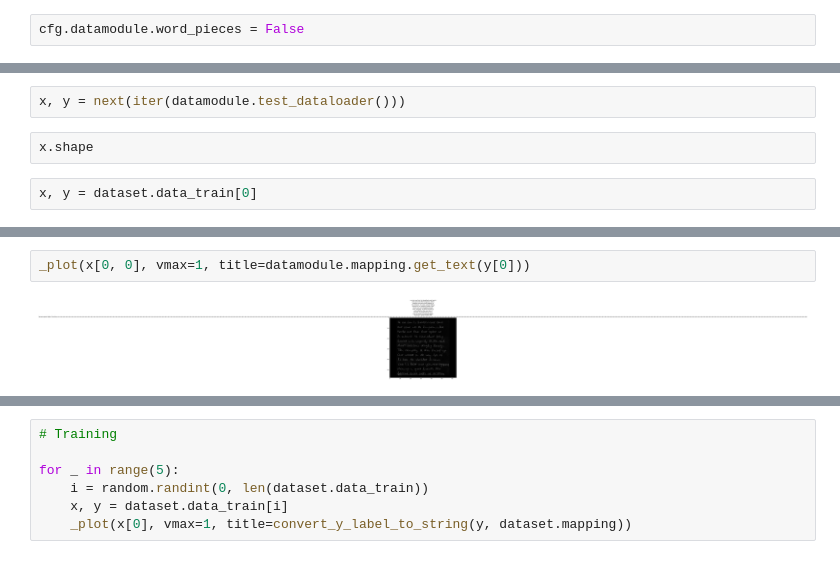
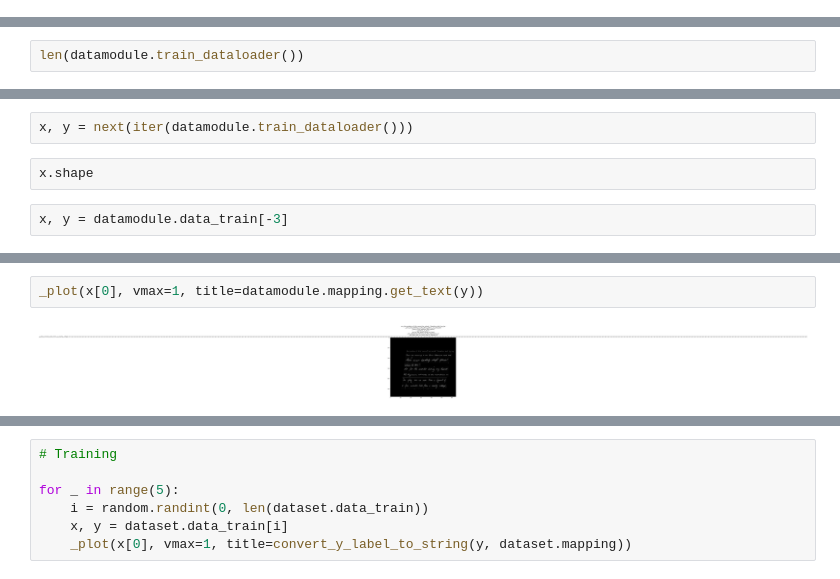
Before and after one commit to aktersnurra/text-recognizer, a Jupyter notebook: notebooks/03-look-at-iam-paragraphs.ipynb, the cells around one changed output, grey strips where cells are left out. Drawn from its saved outputs; the diff is of its cells as text.

```diff
--- a/notebooks/03-look-at-iam-paragraphs.ipynb
+++ b/notebooks/03-look-at-iam-paragraphs.ipynb
@@ -57,7 +60,5 @@ ignore_warnings: true
 
 {'callbacks': {'model_checkpoint': {'_target_': 'pytorch_lightning.callbacks.ModelCheckpoint', 'monitor': 'val/loss', 'save_top_k': 1, 'save_last': True, 'mode': 'min', 'verbose': False, 'dirpath': 'c ...
-# %%
-cfg.datamodule.word_pieces = False
 # %%
 datamodule = instantiate(cfg.datamodule, mapping=cfg.mapping)
 datamodule.prepare_data()
@@ -91,0 +83,2 @@ print(dataset)
+# %%
+len(datamodule.train_dataloader())
@@ -92,6 +87,6 @@ print(dataset)
 # %%
-x, y = next(iter(datamodule.test_dataloader()))
+x, y = next(iter(datamodule.train_dataloader()))
 # %%
 x.shape
 # %%
-x, y = dataset.data_train[0]
+x, y = datamodule.data_train[-3]
@@ -114,6 +173,6 @@ x.shape
 # %%
-_plot(x[0, 0], vmax=1, title=datamodule.mapping.get_text(y[0]))
+_plot(x[0], vmax=1, title=datamodule.mapping.get_text(y))
 # %% [output]
-[figure, old version]
+[figure, new version]
 # %%
 datamodule.mapping["<p>"]
```
Also changed, not shown: parts of 20 cells of this notebook, 31 other files.
